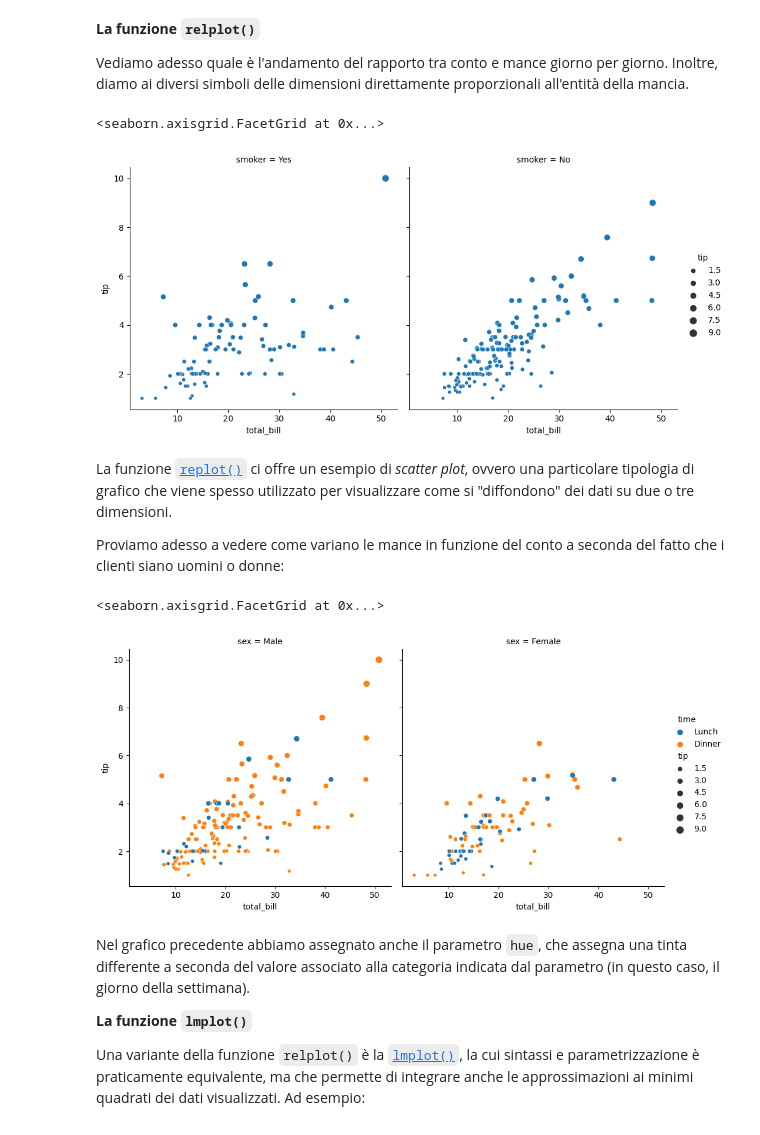
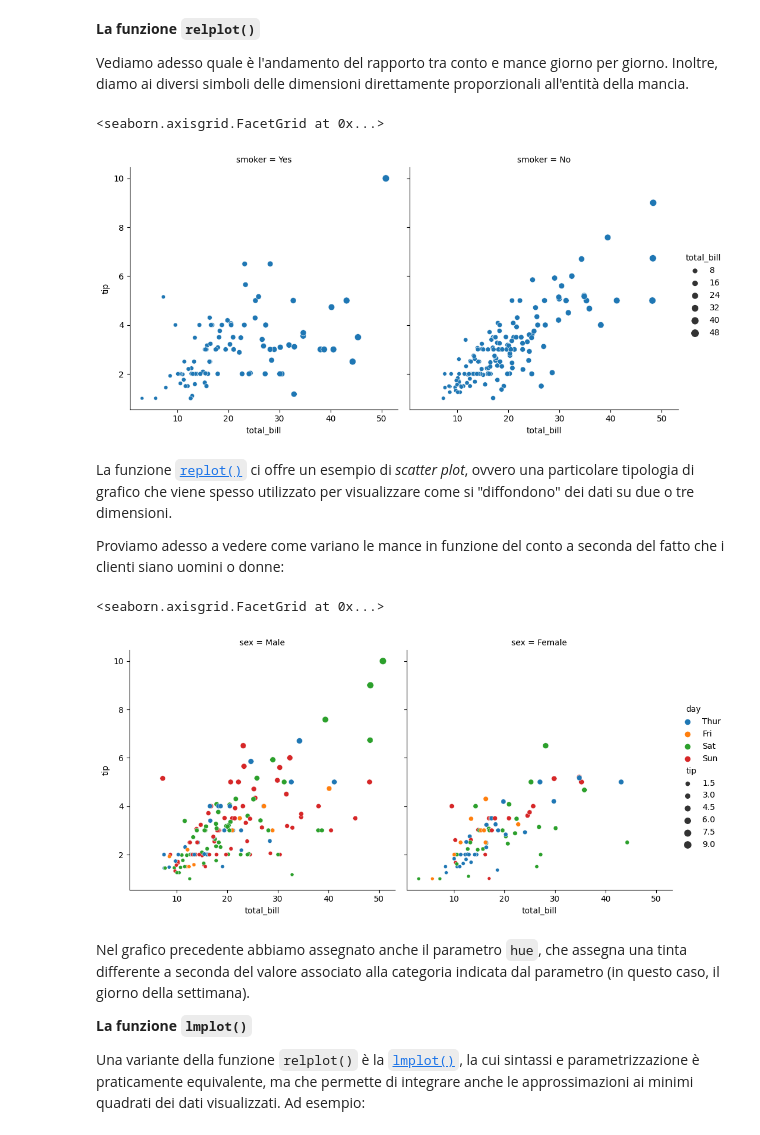
Before and after one commit to anhelus/pcs-exercises, a Jupyter notebook: 01_libs/05_seaborn.ipynb, the cells around one changed output. Cells and saved outputs as stored; diff of their text form; code cells hidden in the pictures.

```diff
--- a/01_libs/05_seaborn.ipynb
+++ b/01_libs/05_seaborn.ipynb
@@ -24,10 +30,10 @@ sns.relplot(
     x='total_bill',
     y='tip',
     col='smoker',
-    size='tip')
+    size='total_bill')
 # %% [output]
 <seaborn.axisgrid.FacetGrid at 0x...>
-[figure, old version]
+[figure, new version]
 # %% [markdown]
 La funzione [`replot()`](https://seaborn.pydata.org/generated/seaborn.relplot.html) ci offre un esempio di *scatter plot*, ovvero una particolare tipologia di grafico che viene spesso utilizzato per visualizzare come si "diffondono" dei dati su due o tre dimensioni.
 
@@ -35,14 +41,14 @@ Proviamo adesso a vedere come variano le mance in funzione del conto a seconda d
 # %%
 sns.relplot(
     data=tips,
     x='total_bill',
     y='tip',
     col='sex',
     size='tip',
-    hue='time')
+    hue='day')
 # %% [output]
 <seaborn.axisgrid.FacetGrid at 0x...>
-[figure, old version]
+[figure, new version]
 # %% [markdown]
 Nel grafico precedente abbiamo assegnato anche il parametro `hue`, che assegna una tinta differente a seconda del valore associato alla categoria indicata dal parametro (in questo caso, il giorno della settimana).
 
```
Also changed, not shown: parts of 16 cells of this notebook, 7 other files.
